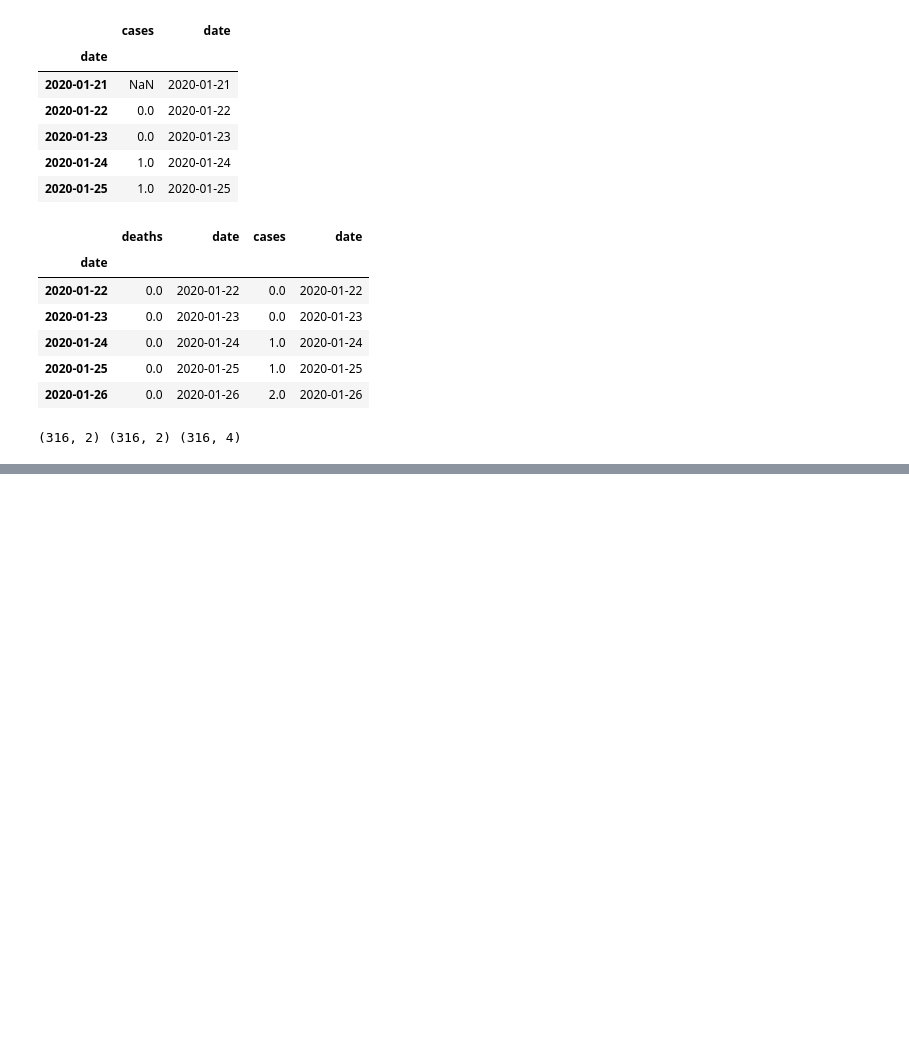
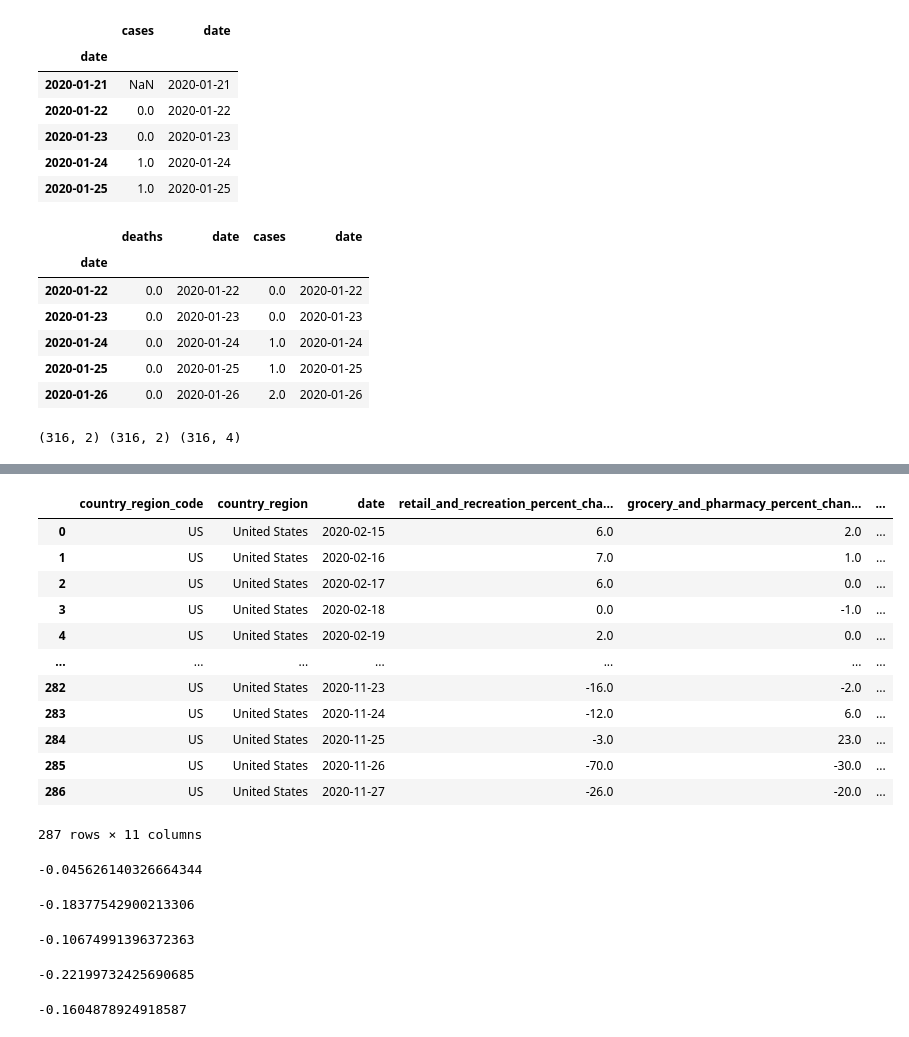
Before and after one commit to abhatt95/COVID-19-mobility-impact, a Jupyter notebook: Cleanup aggregation and EDA.ipynb, the cells around one changed output, grey strips where cells are left out. Drawn from its saved outputs; the diff is of its cells as text; code cells hidden in the pictures; blank space fills up the shorter version.

```diff
--- a/Cleanup aggregation and EDA.ipynb
+++ b/Cleanup aggregation and EDA.ipynb
@@ -449,0 +463,3 @@ arrays to stack must be passed as a "sequence" type such as list or tuple. Suppo
+# %%
+US_trend.reset_index(drop=True, inplace=True)
+US_trend.head()
@@ -449,0 +473,4 @@ arrays to stack must be passed as a "sequence" type such as list or tuple. Suppo
+# %%
+nyt_processed_data.reset_index(drop=True, inplace=True)
+nyt_processed_data = nyt_processed_data.loc[:,~nyt_processed_data.columns.duplicated()]
+nyt_processed_data.head()
@@ -449,0 +484,38 @@ arrays to stack must be passed as a "sequence" type such as list or tuple. Suppo
+# %%
+mega_frame = pd.merge(US_trend,nyt_processed_data,on=['date'])
+# %%
+mega_frame
+# %% [output]
+|  | country_region_code | country_region | date | retail_and_recreation_percent_cha... | grocery_and_pharmacy_percent_chan... | ... |
+| 0 | US | United States | 2020-02-15 | 6.0 | 2.0 | ... |
+| 1 | US | United States | 2020-02-16 | 7.0 | 1.0 | ... |
+| 2 | US | United States | 2020-02-17 | 6.0 | 0.0 | ... |
+| 3 | US | United States | 2020-02-18 | 0.0 | -1.0 | ... |
+| 4 | US | United States | 2020-02-19 | 2.0 | 0.0 | ... |
+| ... | ... | ... | ... | ... | ... | ... |
+| 282 | US | United States | 2020-11-23 | -16.0 | -2.0 | ... |
+| 283 | US | United States | 2020-11-24 | -12.0 | 6.0 | ... |
+| 284 | US | United States | 2020-11-25 | -3.0 | 23.0 | ... |
+| 285 | US | United States | 2020-11-26 | -70.0 | -30.0 | ... |
+| 286 | US | United States | 2020-11-27 | -26.0 | -20.0 | ... |
+287 rows × 11 columns
+# %%
+mega_frame['retail_and_recreation_percent_change_from_baseline'].corr(mega_frame['cases'])
+# %% [output]
+-0.045626140326664344
+# %%
+mega_frame['grocery_and_pharmacy_percent_change_from_baseline'].corr(mega_frame['cases'])
+# %% [output]
+-0.18377542900213306
+# %%
+mega_frame['parks_percent_change_from_baseline'].corr(mega_frame['cases'])
+# %% [output]
+-0.10674991396372363
+# %%
+mega_frame['transit_stations_percent_change_from_baseline'].corr(mega_frame['cases'])
+# %% [output]
+-0.22199732425690685
+# %%
+mega_frame['workplaces_percent_change_from_baseline'].corr(mega_frame['cases'])
+# %% [output]
+-0.1604878924918587
```
Also changed, not shown: parts of 24 cells of this notebook.
